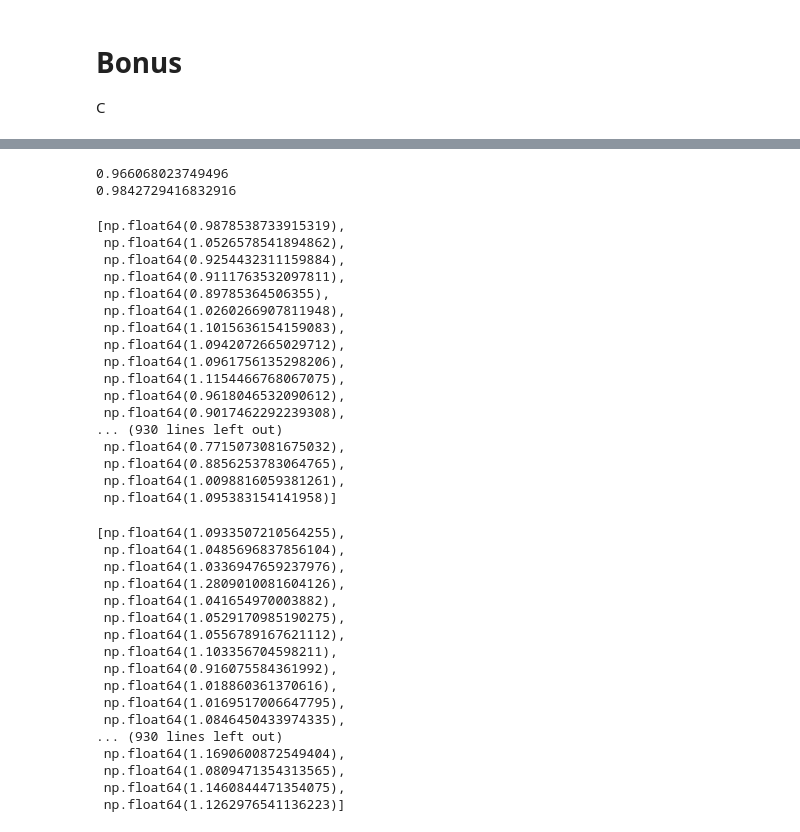
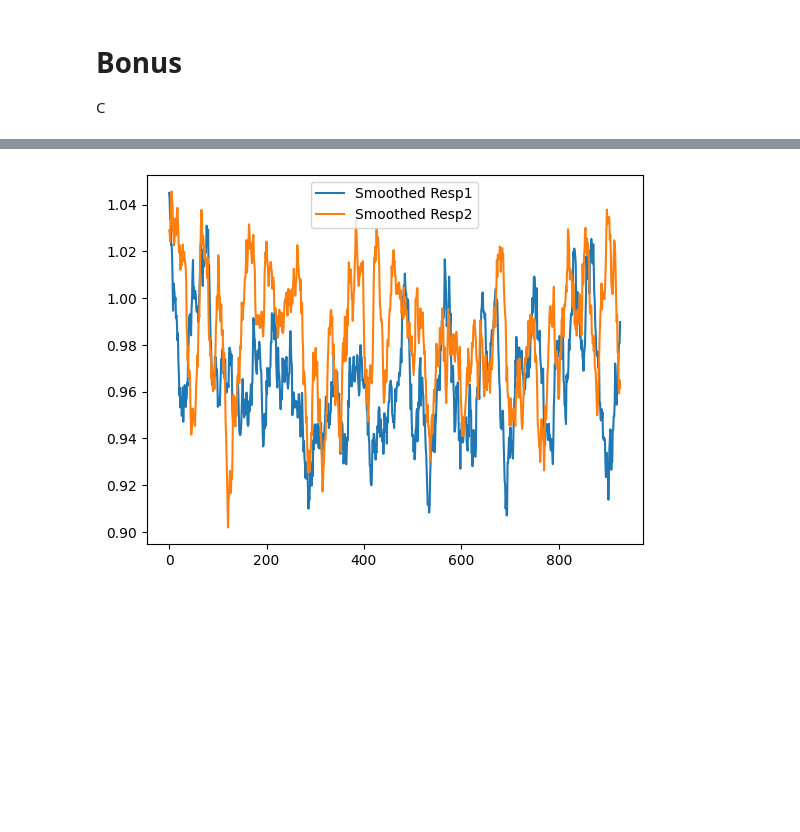
Before and after one commit to Lou1108/CognitiveModelling, a Jupyter notebook: Assignment2/assignment2.ipynb, the cells around one changed output, grey strips where cells are left out. Cells and saved outputs as stored; diff of their text form; code cells hidden in the pictures; blank space fills up the shorter version.

```diff
--- a/Assignment2/assignment2.ipynb
+++ b/Assignment2/assignment2.ipynb
@@ -389,50 +394,21 @@ T-statistic: -4.057249695122501, P-value: 5.167442217933413e-05
-# %%
-# Calculate mean of the accuracies
-mean_resp1 = np.mean(resp1_flat)
-mean_resp2 = np.mean(resp2_flat)
-
-print(mean_resp1)
-print(mean_resp2)
-# %% [output]
-0.966068023749496
-0.9842729416832916
-# %%
-resp2_flat
-# %% [output]
-[np.float64(0.9878538733915319),
- np.float64(1.0526578541894862),
- np.float64(0.9254432311159884),
- np.float64(0.9111763532097811),
- np.float64(0.89785364506355),
- np.float64(1.0260266907811948),
- np.float64(1.1015636154159083),
- np.float64(1.0942072665029712),
- np.float64(1.0961756135298206),
- np.float64(1.1154466768067075),
- np.float64(0.9618046532090612),
- np.float64(0.9017462292239308),
-... (930 lines left out)
- np.float64(0.7715073081675032),
- np.float64(0.8856253783064765),
- np.float64(1.0098816059381261),
- np.float64(1.095383154141958)]
-# %%
-resp1_flat
-# %% [output]
-[np.float64(1.0933507210564255),
- np.float64(1.0485696837856104),
- np.float64(1.0336947659237976),
- np.float64(1.2809010081604126),
- np.float64(1.041654970003882),
- np.float64(1.0529170985190275),
- np.float64(1.0556789167621112),
- np.float64(1.103356704598211),
- np.float64(0.916075584361992),
- np.float64(1.018860361370616),
- np.float64(1.0169517006647795),
- np.float64(1.0846450433974335),
-... (930 lines left out)
- np.float64(1.1690600872549404),
- np.float64(1.0809471354313565),
- np.float64(1.1460844471354075),
- np.float64(1.1262976541136223)]
+# %%
+import numpy as np
+import matplotlib.pyplot as plt
+
+# Assuming resp1_flat and resp2_flat are your data arrays
+
+# Define a moving average function
+def moving_average(data, window_size):
+    return np.convolve(data, np.ones(window_size)/window_size, mode='valid')
+
+# Apply the moving average with a window size of 5 (you can adjust this)
+smoothed_resp1 = moving_average(resp1_flat, 20)
+smoothed_resp2 = moving_average(resp2_flat, 20)
+
+# Plot the smoothed data
+plt.plot(smoothed_resp1, label='Smoothed Resp1')
+plt.plot(smoothed_resp2, label='Smoothed Resp2')
+plt.legend()
+plt.show()
+# %% [output]
+[figure, added]
```
Also changed, not shown: parts of 2 cells of this notebook.
